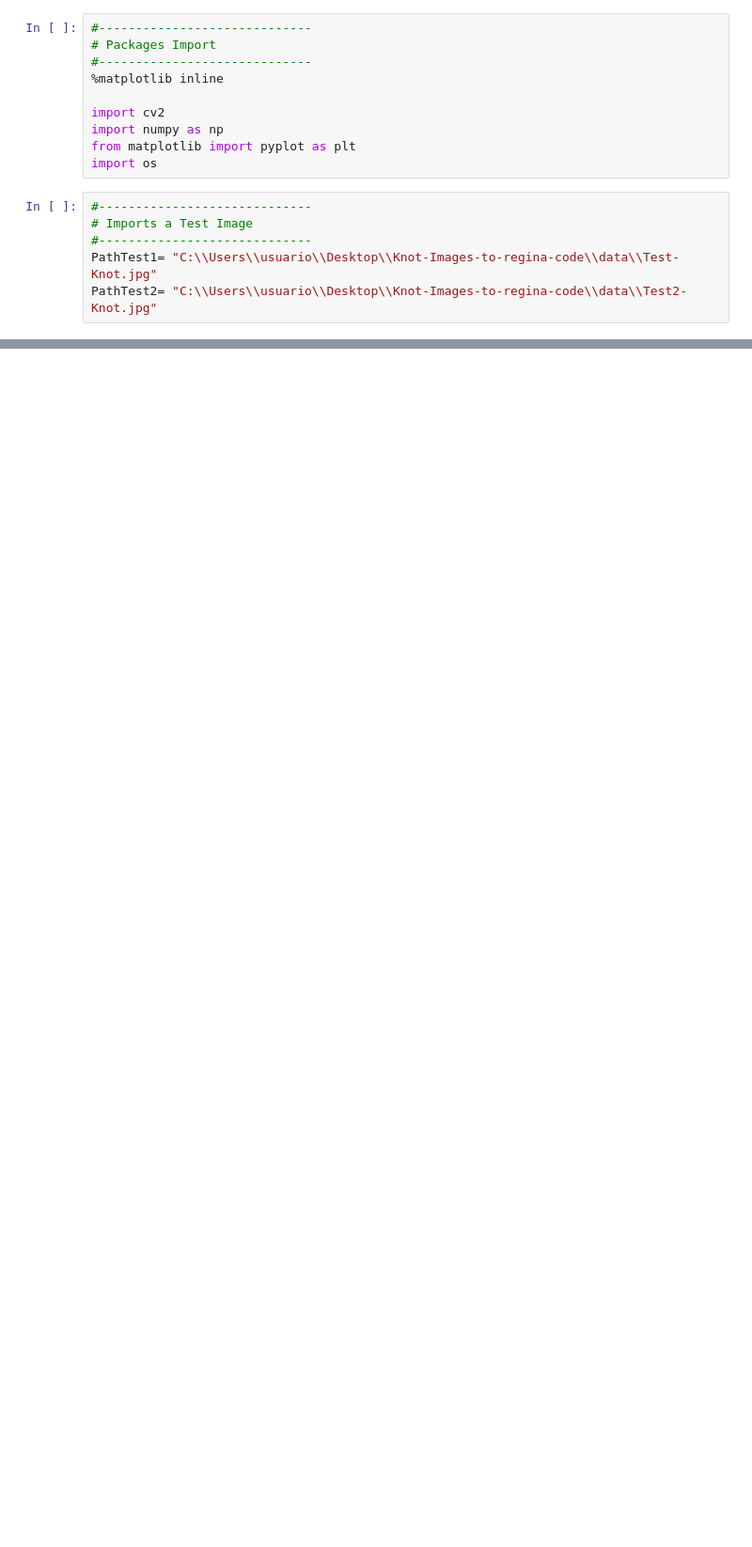
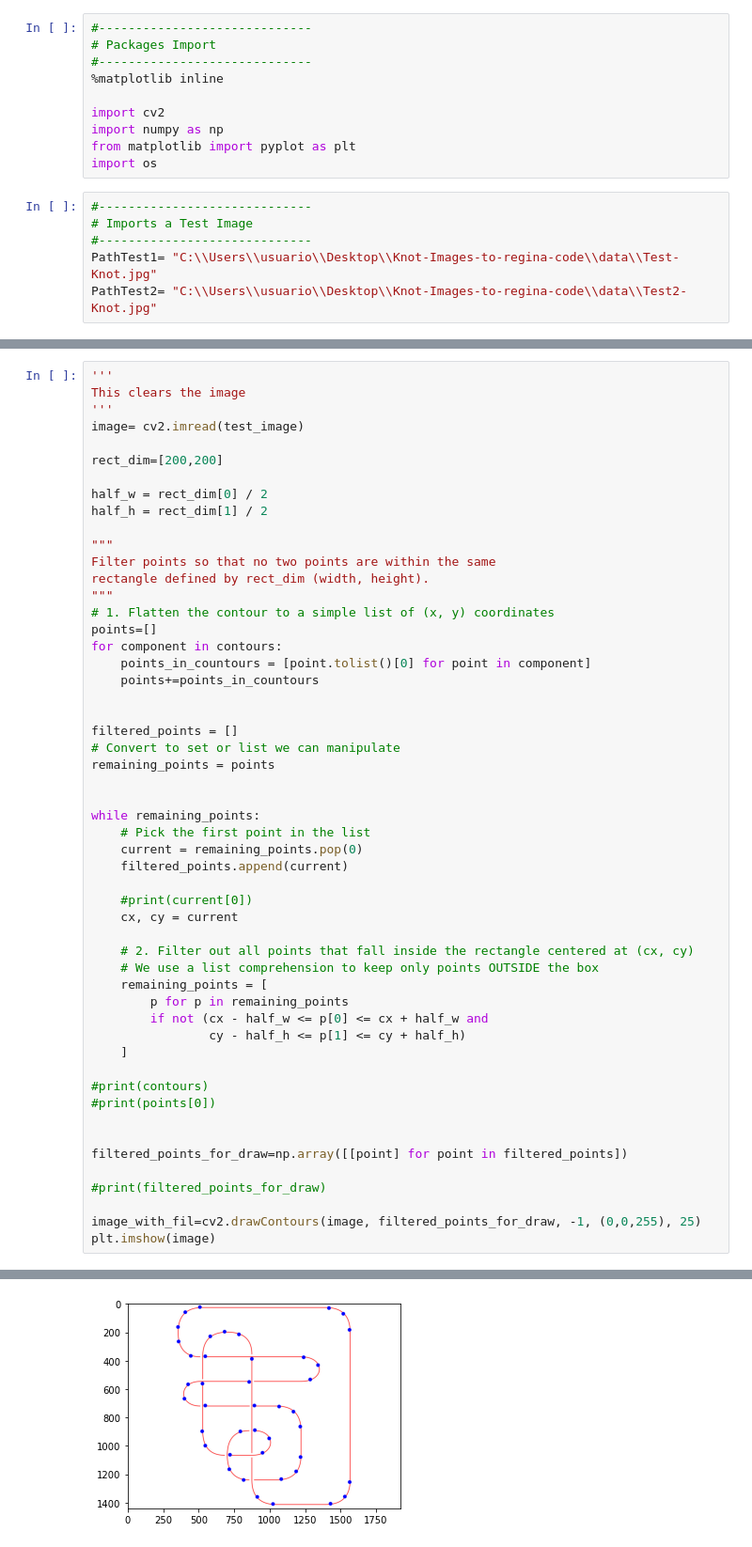
Before and after one commit to DanielBermudez00/Knot-Images-to-regina-code, a Jupyter notebook: scripts/Test-Funtions.ipynb, the cells around one changed output, grey strips where cells are left out. Shown at 94% size. Cells and saved outputs as stored; diff of their text form; blank space fills up the shorter version.

Commit message:
Added first methods to create training data

```diff
--- a/scripts/Test-Funtions.ipynb
+++ b/scripts/Test-Funtions.ipynb
@@ -88,0 +46,54 @@ The countours are cramped on the turns, however not so much on intersections tha
+# %%
+'''
+This clears the image
+'''
+image= cv2.imread(test_image)
+
+rect_dim=[200,200]
+
+half_w = rect_dim[0] / 2
+half_h = rect_dim[1] / 2
+
+"""
+Filter points so that no two points are within the same
+rectangle defined by rect_dim (width, height).
+"""
+# 1. Flatten the contour to a simple list of (x, y) coordinates
+points=[]
+for component in contours:
+    points_in_countours = [point.tolist()[0] for point in component]
+    points+=points_in_countours
+
+
+filtered_points = []
+# Convert to set or list we can manipulate
+remaining_points = points
+
+
+while remaining_points:
+    # Pick the first point in the list
+    current = remaining_points.pop(0)
+    filtered_points.append(current)
+
+    #print(current[0])
+    cx, cy = current
+
+    # 2. Filter out all points that fall inside the rectangle centered at (cx, cy)
+    # We use a list comprehension to keep only points OUTSIDE the box
+    remaining_points = [
+        p for p in remaining_points
+        if not (cx - half_w <= p[0] <= cx + half_w and
+                cy - half_h <= p[1] <= cy + half_h)
+    ]
+
+#print(contours)
+#print(points[0])
+
+
+filtered_points_for_draw=np.array([[point] for point in filtered_points])
+
+#print(filtered_points_for_draw)
+
+image_with_fil=cv2.drawContours(image, filtered_points_for_draw, -1, (0,0,255), 25)
+plt.imshow(image)
+# %% [output]
@@ -88,0 +101 @@ The countours are cramped on the turns, however not so much on intersections tha
+[figure, added]
```
Also changed, not shown: parts of 8 cells of this notebook.
